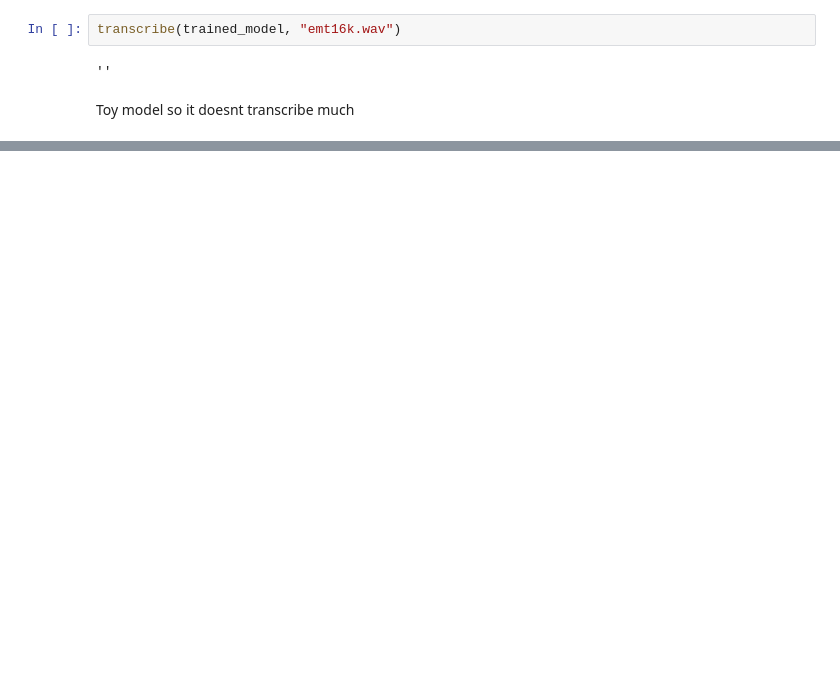
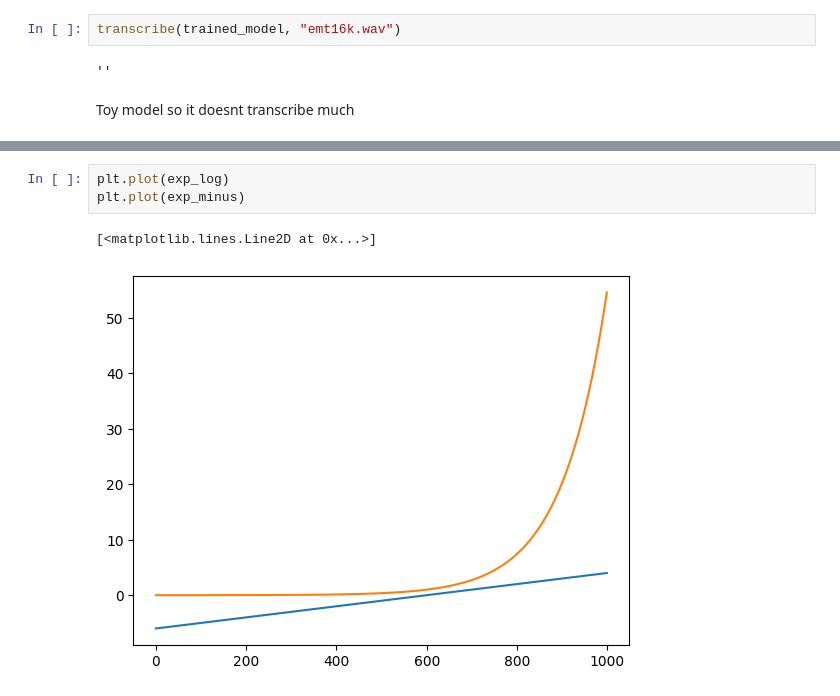
Before and after one commit to RRisto/learning, a Jupyter notebook: asr/zipformer_v2.ipynb, the cells around one changed output, grey strips where cells are left out. Saved outputs shown, nothing was run; the diff lists cells and outputs as text; blank space fills up the shorter version.

```diff
--- a/asr/zipformer_v2.ipynb
+++ b/asr/zipformer_v2.ipynb
@@ -5261,0 +5690,6 @@ Toy model so it doesnt transcribe much
+# %%
+plt.plot(exp_log)
+plt.plot(exp_minus)
+# %% [output]
+[<matplotlib.lines.Line2D at 0x...>]
+[figure, added]
```
Also changed, not shown: parts of 54 cells of this notebook.
